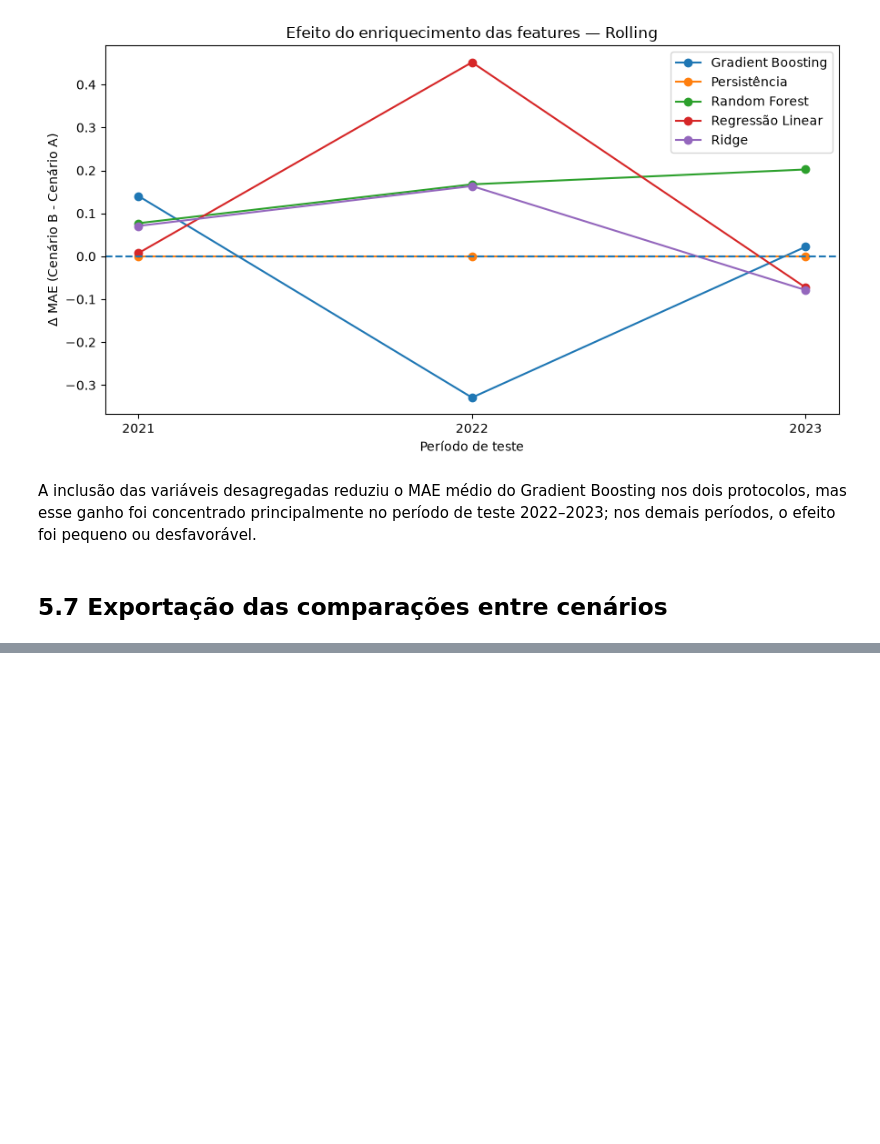
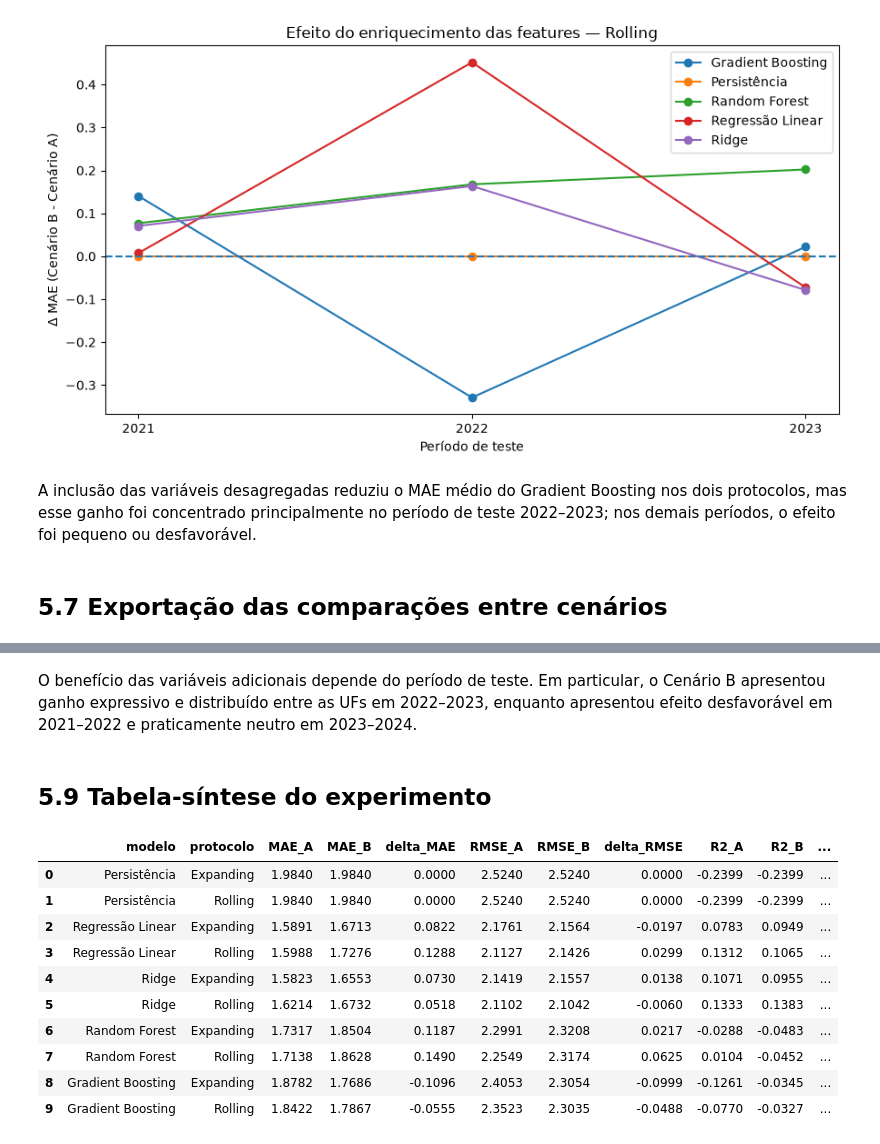
Before and after one commit to SaraLopes7/tcc-evasao-ensino-superior, a Jupyter notebook: noteboooks/05_comparacao_cenarios.ipynb, the cells around one changed output, grey strips where cells are left out. Saved outputs shown, nothing was run; the diff lists cells and outputs as text; code cells hidden in the pictures; blank space fills up the shorter version.

```diff
--- a/noteboooks/05_comparacao_cenarios.ipynb
+++ b/noteboooks/05_comparacao_cenarios.ipynb
@@ -769,0 +1163,60 @@ resumo_efeito_b.to_csv(
+# %% [markdown]
+O benefício das variáveis adicionais depende do período de teste. Em particular, o Cenário B apresentou ganho expressivo e distribuído entre as UFs em 2022–2023, enquanto apresentou efeito desfavorável em 2021–2022 e praticamente neutro em 2023–2024.
+# %% [markdown]
+## 5.9 Tabela-síntese do experimento
+# %%
+tabela_final_experimento = (
+    comparacao
+    .merge(
+        frequencia_melhoria[
+            [
+                "modelo",
+                "protocolo",
+                "folds_mae_melhor",
+                "folds_rmse_melhor",
+                "folds_r2_melhor",
+                "total_folds"
+            ]
+        ],
+        on=["modelo", "protocolo"],
+        how="left"
+    )
+)
+# %%
+tabela_final_experimento = tabela_final_experimento[
+    [
+        "modelo",
+        "protocolo",
+
+        "MAE_A",
+        "MAE_B",
+        "delta_MAE",
+
+        "RMSE_A",
+        "RMSE_B",
+        "delta_RMSE",
+
+        "R2_A",
+        "R2_B",
+        "delta_R2",
+
+        "folds_mae_melhor",
+        "folds_rmse_melhor",
+        "folds_r2_melhor",
+        "total_folds"
+    ]
+].round(4)
+
+tabela_final_experimento
+# %% [output]
+|  | modelo | protocolo | MAE_A | MAE_B | delta_MAE | RMSE_A | RMSE_B | delta_RMSE | R2_A | R2_B | ... |
+| 0 | Persistência | Expanding | 1.9840 | 1.9840 | 0.0000 | 2.5240 | 2.5240 | 0.0000 | -0.2399 | -0.2399 | ... |
+| 1 | Persistência | Rolling | 1.9840 | 1.9840 | 0.0000 | 2.5240 | 2.5240 | 0.0000 | -0.2399 | -0.2399 | ... |
+| 2 | Regressão Linear | Expanding | 1.5891 | 1.6713 | 0.0822 | 2.1761 | 2.1564 | -0.0197 | 0.0783 | 0.0949 | ... |
+| 3 | Regressão Linear | Rolling | 1.5988 | 1.7276 | 0.1288 | 2.1127 | 2.1426 | 0.0299 | 0.1312 | 0.1065 | ... |
+| 4 | Ridge | Expanding | 1.5823 | 1.6553 | 0.0730 | 2.1419 | 2.1557 | 0.0138 | 0.1071 | 0.0955 | ... |
+| 5 | Ridge | Rolling | 1.6214 | 1.6732 | 0.0518 | 2.1102 | 2.1042 | -0.0060 | 0.1333 | 0.1383 | ... |
+| 6 | Random Forest | Expanding | 1.7317 | 1.8504 | 0.1187 | 2.2991 | 2.3208 | 0.0217 | -0.0288 | -0.0483 | ... |
+| 7 | Random Forest | Rolling | 1.7138 | 1.8628 | 0.1490 | 2.2549 | 2.3174 | 0.0625 | 0.0104 | -0.0452 | ... |
+| 8 | Gradient Boosting | Expanding | 1.8782 | 1.7686 | -0.1096 | 2.4053 | 2.3054 | -0.0999 | -0.1261 | -0.0345 | ... |
+| 9 | Gradient Boosting | Rolling | 1.8422 | 1.7867 | -0.0555 | 2.3523 | 2.3035 | -0.0488 | -0.0770 | -0.0327 | ... |
```
Also changed, not shown: parts of 29 cells of this notebook.
